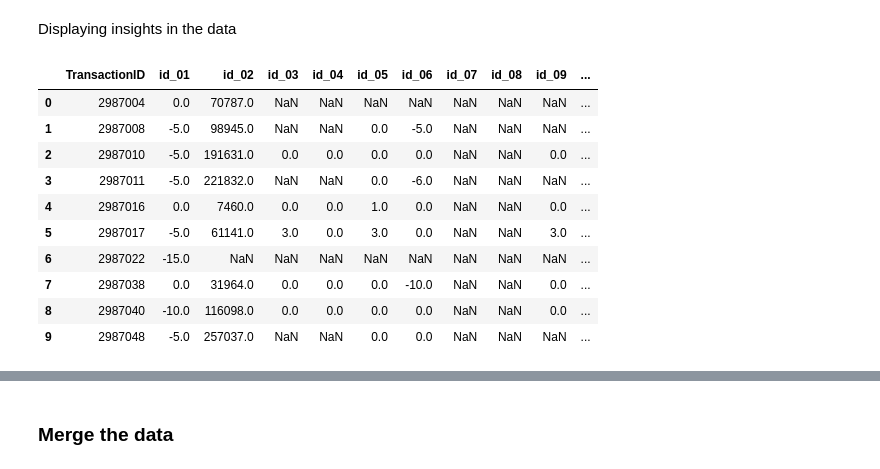
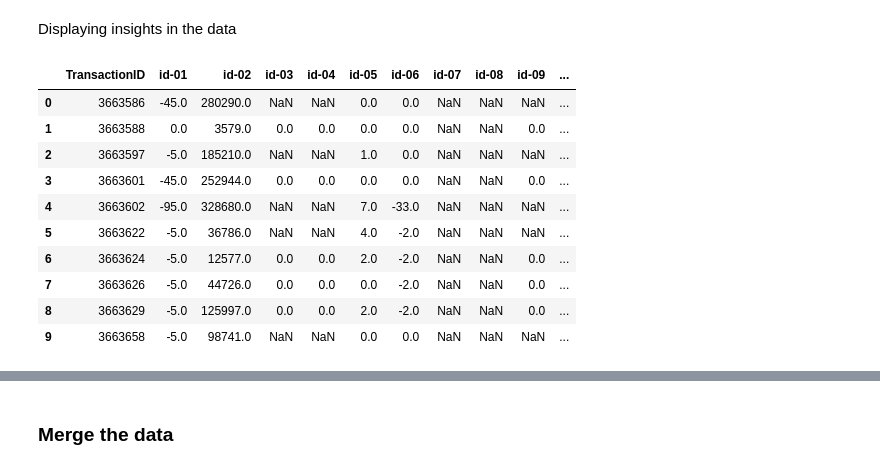
Before and after one commit to lusamdebonfils/Machine-Learning, a Jupyter notebook: 610096_final_project_CS582.ipynb, the cells around one changed output, grey strips where cells are left out. Drawn from its saved outputs; the diff is of its cells as text; code cells hidden in the pictures.

```diff
--- a/610096_final_project_CS582.ipynb
+++ b/610096_final_project_CS582.ipynb
@@ -34,4 +36,6 @@ from sklearn.ensemble import AdaBoostClassifier
 %%time
 train_id = pd.read_csv("train_identity.csv")
 train_tr = pd.read_csv("train_transaction.csv")
+test_id = pd.read_csv("test_identity.csv")
+test_tr = pd.read_csv("test_transaction.csv")
 # %% [output]
@@ -41,17 +45,18 @@ Wall time: 25.3 s
 Displaying insights in the data
 # %%
 train_id.head(10)
+test_id.head(10)
 # %% [output]
-|  | TransactionID | id_01 | id_02 | id_03 | id_04 | id_05 | id_06 | id_07 | id_08 | id_09 | ... |
-| 0 | 2987004 | 0.0 | 70787.0 | NaN | NaN | NaN | NaN | NaN | NaN | NaN | ... |
-| 1 | 2987008 | -5.0 | 98945.0 | NaN | NaN | 0.0 | -5.0 | NaN | NaN | NaN | ... |
-| 2 | 2987010 | -5.0 | 191631.0 | 0.0 | 0.0 | 0.0 | 0.0 | NaN | NaN | 0.0 | ... |
-| 3 | 2987011 | -5.0 | 221832.0 | NaN | NaN | 0.0 | -6.0 | NaN | NaN | NaN | ... |
-| 4 | 2987016 | 0.0 | 7460.0 | 0.0 | 0.0 | 1.0 | 0.0 | NaN | NaN | 0.0 | ... |
-| 5 | 2987017 | -5.0 | 61141.0 | 3.0 | 0.0 | 3.0 | 0.0 | NaN | NaN | 3.0 | ... |
-| 6 | 2987022 | -15.0 | NaN | NaN | NaN | NaN | NaN | NaN | NaN | NaN | ... |
-| 7 | 2987038 | 0.0 | 31964.0 | 0.0 | 0.0 | 0.0 | -10.0 | NaN | NaN | 0.0 | ... |
-| 8 | 2987040 | -10.0 | 116098.0 | 0.0 | 0.0 | 0.0 | 0.0 | NaN | NaN | 0.0 | ... |
-| 9 | 2987048 | -5.0 | 257037.0 | NaN | NaN | 0.0 | 0.0 | NaN | NaN | NaN | ... |
+|  | TransactionID | id-01 | id-02 | id-03 | id-04 | id-05 | id-06 | id-07 | id-08 | id-09 | ... |
+| 0 | 3663586 | -45.0 | 280290.0 | NaN | NaN | 0.0 | 0.0 | NaN | NaN | NaN | ... |
+| 1 | 3663588 | 0.0 | 3579.0 | 0.0 | 0.0 | 0.0 | 0.0 | NaN | NaN | 0.0 | ... |
+| 2 | 3663597 | -5.0 | 185210.0 | NaN | NaN | 1.0 | 0.0 | NaN | NaN | NaN | ... |
+| 3 | 3663601 | -45.0 | 252944.0 | 0.0 | 0.0 | 0.0 | 0.0 | NaN | NaN | 0.0 | ... |
+| 4 | 3663602 | -95.0 | 328680.0 | NaN | NaN | 7.0 | -33.0 | NaN | NaN | NaN | ... |
+| 5 | 3663622 | -5.0 | 36786.0 | NaN | NaN | 4.0 | -2.0 | NaN | NaN | NaN | ... |
+| 6 | 3663624 | -5.0 | 12577.0 | 0.0 | 0.0 | 2.0 | -2.0 | NaN | NaN | 0.0 | ... |
+| 7 | 3663626 | -5.0 | 44726.0 | 0.0 | 0.0 | 0.0 | -2.0 | NaN | NaN | 0.0 | ... |
+| 8 | 3663629 | -5.0 | 125997.0 | 0.0 | 0.0 | 2.0 | -2.0 | NaN | NaN | 0.0 | ... |
+| 9 | 3663658 | -5.0 | 98741.0 | NaN | NaN | 0.0 | 0.0 | NaN | NaN | NaN | ... |
 # %%
 train_tr.head(10)
```
Also changed, not shown: parts of 46 cells of this notebook.
